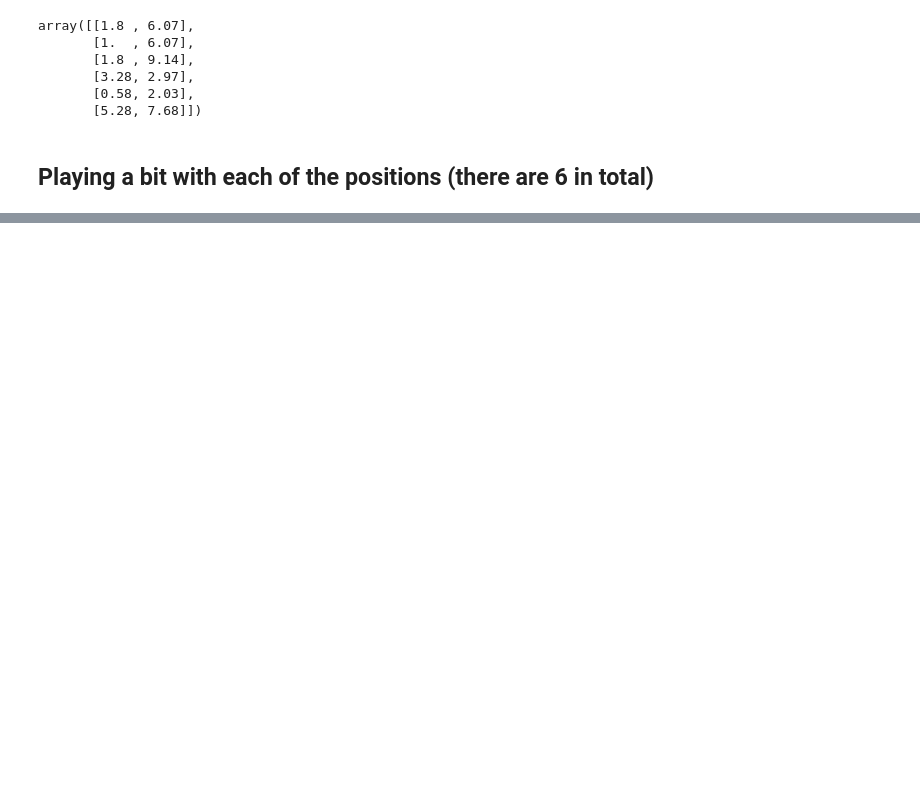
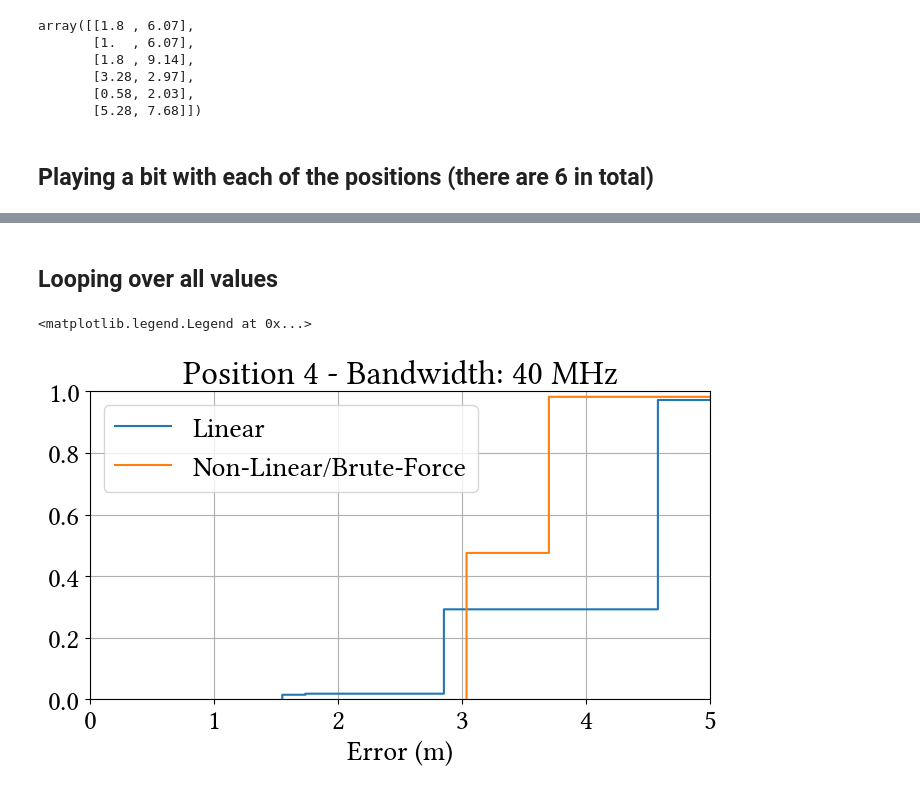
Before and after one commit to yagoliz/5glocalization, a Jupyter notebook: notebooks/ext-01-tdoa_5g_extension.ipynb, the cells around one changed output, grey strips where cells are left out. Drawn from its saved outputs; the diff is of its cells as text; code cells hidden in the pictures; blank space fills up the shorter version.

```diff
--- a/notebooks/ext-01-tdoa_5g_extension.ipynb
+++ b/notebooks/ext-01-tdoa_5g_extension.ipynb
@@ -122,10 +150,12 @@ array([ 0.1258737 , -5.10203104, -5.15136604, -5.22790474, -5.27723975,
 # %%
-EXPERIMENT = 200
+EXPERIMENT = 100
+FILTER_WINDOW = 1
+
 #
-gNB_toas = uniform_filter1d(toa_filt[["gNB0","gNB1","gNB2","gNB3"]].to_numpy(),5)
+gNB_toas = uniform_filter1d(toa_filt[["gNB0","gNB1","gNB2","gNB3"]].to_numpy(),FILTER_WINDOW,mode='mirror')
 gNB_toas_selected = gNB_toas[EXPERIMENT,:]
 gNB_tdoas_selected_mat = gNB_toas_selected.reshape((-1,1)) - gNB_toas_selected
 selected_tdoa = gNB_tdoas_selected_mat[np.triu_indices(4,k=1)]
-selected_tdoa = selected_tdoa / FREQUENCY * SPEED_OF_LIGHT
+selected_tdoa = selected_tdoa / FREQUENCY * SPEED_OF_LIGHT / 1.0000008
 selected_tdoa
 # %% [output]
@@ -148,0 +179,2 @@ array([[2.80674099, 8.55604383]])
+# %% [markdown]
+## Looping over all values
@@ -148,0 +214,21 @@ array([[2.80674099, 8.55604383]])
+# %%
+error_lls = np.linalg.norm((UEs[POSITION,:] - position_lls),axis=1)
+error_nls = np.linalg.norm((UEs[POSITION,:] - position_nls),axis=1)
+# %%
+plt.rcParams['font.family'] = 'Linux Libertine O'
+plt.rcParams['font.size'] = 20
+# %%
+f, ax = plt.subplots(figsize=(8, 4))
+
+ax.ecdf(error_lls)
+ax.ecdf(error_nls)
+
+ax.set_xlim([0,5])
+ax.grid()
+
+ax.set_title(f'Position {POSITION} - Bandwidth: {FREQUENCY_MHZ} MHz')
+ax.set_xlabel('Error (m)')
+ax.legend(['Linear', 'Non-Linear/Brute-Force'])
+# %% [output]
+<matplotlib.legend.Legend at 0x...>
+[figure, added]
```
Also changed, not shown: parts of 16 cells of this notebook, 3 other files.
